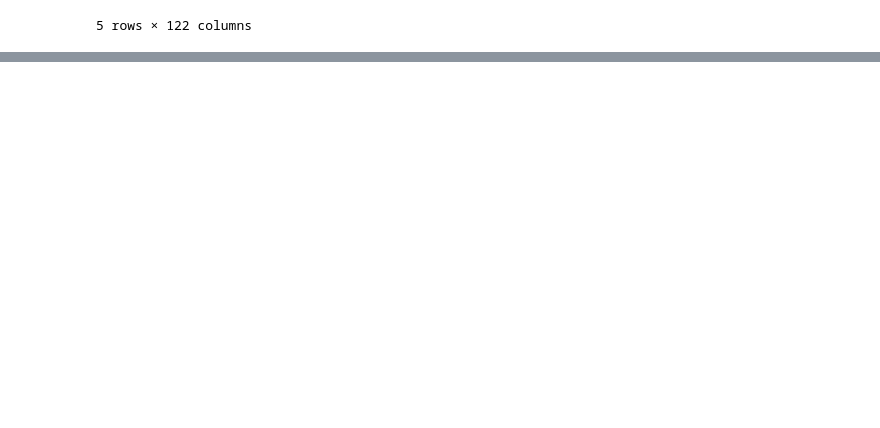
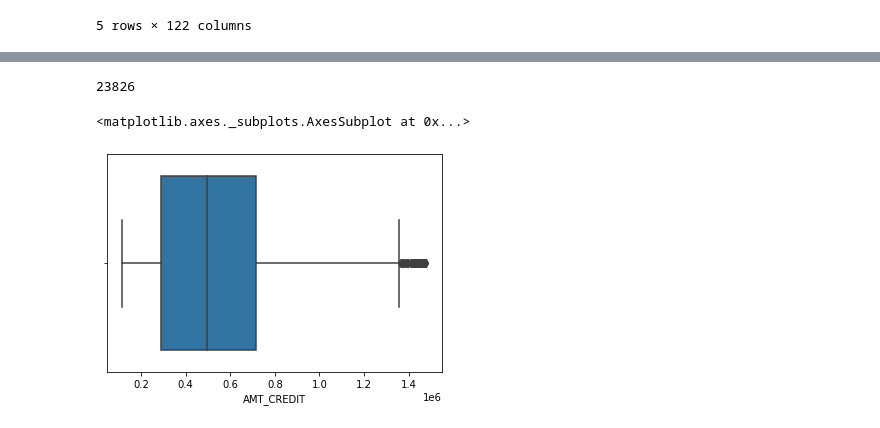
Before and after one commit to fajarkarim/dskola-home-credit, a Jupyter notebook: AnalyzeHomeCredit.ipynb, the cells around one changed output, grey strips where cells are left out. Saved outputs shown, nothing was run; the diff lists cells and outputs as text; code cells hidden in the pictures; blank space fills up the shorter version.

```diff
--- a/AnalyzeHomeCredit.ipynb
+++ b/AnalyzeHomeCredit.ipynb
@@ -28,0 +103,14 @@ homecredit_df.head()
+# %%
+q_low = bad_performance_loan['AMT_CREDIT'].quantile(0.01)
+q_high = bad_performance_loan['AMT_CREDIT'].quantile(0.99)
+
+bad_perfromance_loan_with_normalized_amt_creditbad_performance_loan = bad_performance_loan[(bad_performance_loan['AMT_CREDIT'] > q_low) & (bad_performance_loan['AMT_CREDIT'] < q_high)]
+# %%
+bad_perfromance_loan_with_normalized_amt_creditbad_performance_loan['AMT_CREDIT'].count()
+# %% [output]
+23826
+# %%
+sns.boxplot(x=bad_perfromance_loan_with_normalized_amt_creditbad_performance_loan['AMT_CREDIT'])
+# %% [output]
+<matplotlib.axes._subplots.AxesSubplot at 0x...>
+[figure, added]
```
Also changed, not shown: parts of 28 cells of this notebook.
